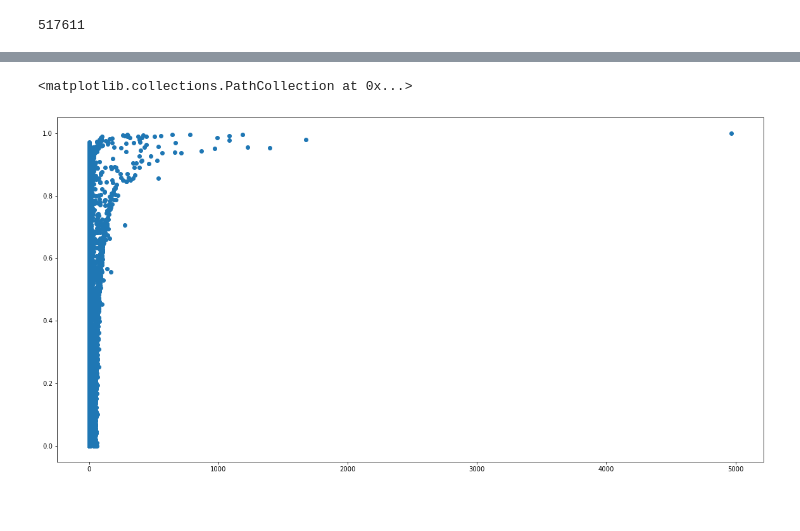
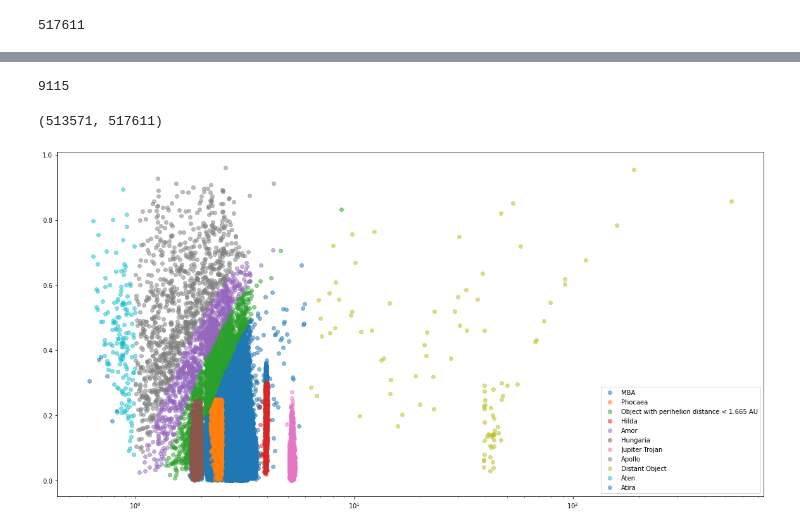
Before and after one commit to FusRoman/fink-fat, a Jupyter notebook: notebook/parameters_selection/confirmed_with_mpc.ipynb, the cells around one changed output, grey strips where cells are left out. Drawn from its saved outputs; the diff is of its cells as text; code cells hidden in the pictures.

Commit message:
add notebook about the crossmatch difficulties with mpc

```diff
--- a/notebook/parameters_selection/confirmed_with_mpc.ipynb
+++ b/notebook/parameters_selection/confirmed_with_mpc.ipynb
@@ -21,4 +24,4 @@ mpc_ast_data = pd.read_parquet(
 
 mpc_comet_data = pd.read_parquet("../data/MPC_Database/cometels.parquet")
 # %%
-mpc_in_fink, fink_not_in_mpc, mpc_not_in_fink = es.cross_match_fink_mpc(confirmed_sso, mpc_ast_data)
+mpc_in_fink, fink_not_in_mpc = es.mpc_crossmatch(mpc_ast_data, pd.Series(confirmed_sso["ssnamenr"].unique()))
@@ -88,6 +28,20 @@ plt.scatter(mpc_in_fink["a"], mpc_in_fink["e"])
-# %%
-fig = plt.figure(figsize=(20, 10))
-plt.scatter(mpc_ast_data["a"], mpc_ast_data["e"])
-# %% [output]
-<matplotlib.collections.PathCollection at 0x...>
-[figure, removed]
+# %%
+len(fink_not_in_mpc)
+# %% [output]
+9115
+# %%
+len(mpc_in_fink) + len(fink_not_in_mpc), len(confirmed_sso["ssnamenr"].unique())
+# %% [output]
+(513571, 517611)
+# %%
+fig = plt.figure(figsize=(20, 10))
+ax = plt.gca()
+for orb in mpc_in_fink["Orbit_type"].unique():
+    cur_orb = mpc_in_fink[mpc_in_fink["Orbit_type"] == orb]
+    ax.scatter(cur_orb["a"], cur_orb["e"], label=orb, alpha=0.5)
+#ax.set_yscale('log')
+ax.set_xscale('log')
+ax.legend()
+plt.show()
+# %% [output]
+[figure, added]
```
Also changed, not shown: parts of 17 cells of this notebook, 4 other files.
